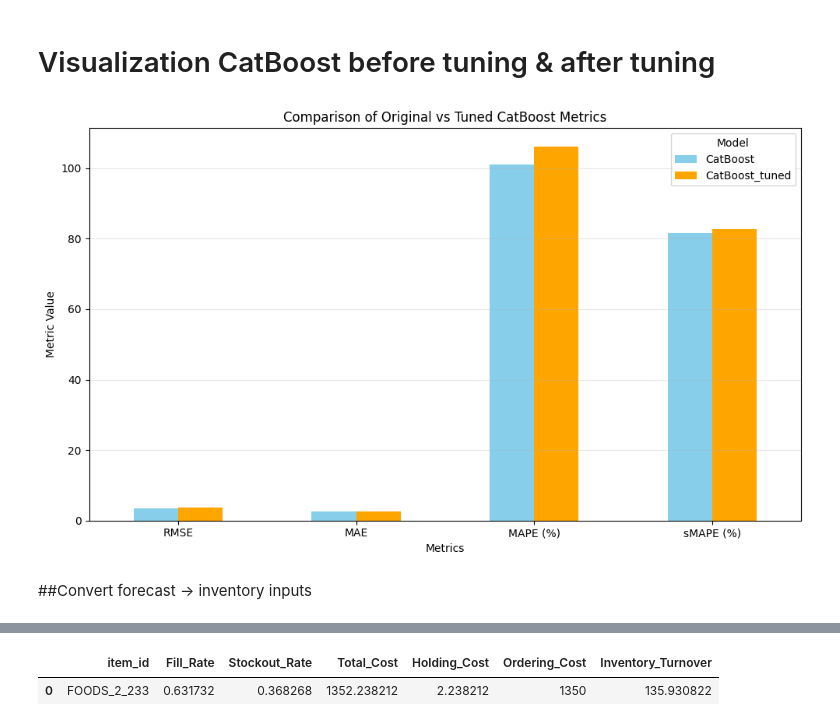
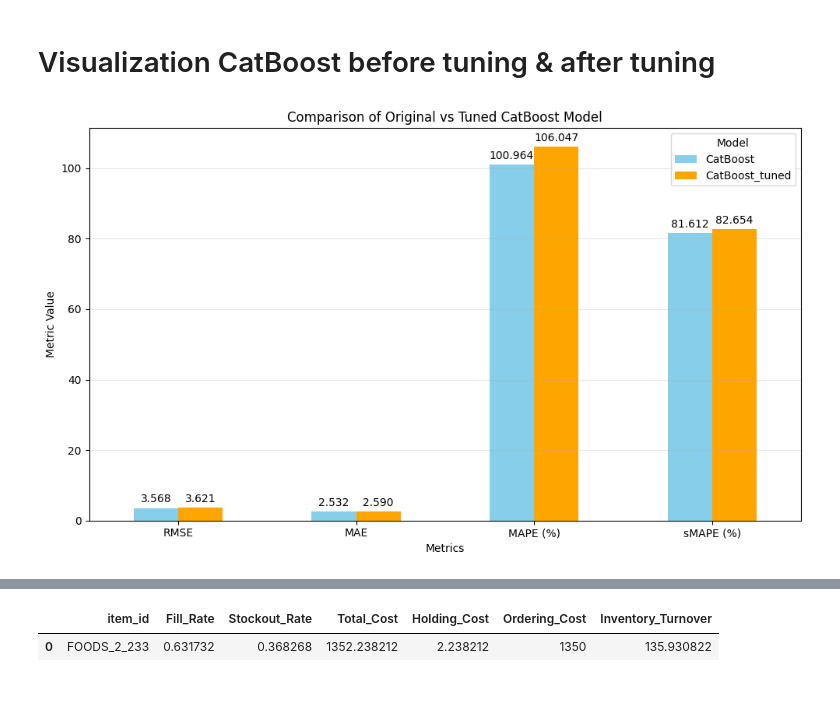
Before and after one commit to MasudRana2406/Integrating-Demand-Forecasting-and-Inventory-Optimization, a Jupyter notebook: Integration_Retail_Demand_Forecasting_&_Inventory_Optimization_Project.ipynb, the cells around one changed output, grey strips where cells are left out. Saved outputs shown, nothing was run; the diff lists cells and outputs as text; code cells hidden in the pictures; blank space fills up the shorter version.

Commit message:
Add files via upload
Final Model

```diff
--- a/Integration_Retail_Demand_Forecasting_&_Inventory_Optimization_Project.ipynb
+++ b/Integration_Retail_Demand_Forecasting_&_Inventory_Optimization_Project.ipynb
@@ -1051,19 +1064,11 @@ eval_hw = []
 # Unique items
 items_hw = df_holt_winters['item_id'].unique()
 
-# Evaluation function
-def evaluate(y_true, y_pred):
-    rmse = np.sqrt(mean_squared_error(y_true, y_pred))
-    mae = mean_absolute_error(y_true, y_pred)
-    mape = np.mean(np.abs((y_true - y_pred) / np.maximum(y_true, 1))) * 100
-    smape = 100 * np.mean(2 * np.abs(y_pred - y_true) / (np.abs(y_true) + np.abs(y_pred) + 1e-8))
-    return rmse, mae, mape, smape
-
 for item in items_hw:
     # Prepare time series
     ts = df_holt_winters[df_holt_winters['item_id'] == item].sort_values('date').set_index('date')['sales']
 
-    # Optional: log transform
+    # log transform for skewed data
     ts_log = np.log1p(ts)
 
     # Train/test split (last 28 days)
@@ -1163,5 +1168,6 @@ plt.show()
 # %%
 df_sarima = Sales_df.copy()
+
 # Containers
 forecast_sarima = []
 actual_sarima = []
@@ -1170,19 +1176,11 @@ eval_sarima = []
 # Unique items
 items_sarima = df_sarima['item_id'].unique()
 
-# Evaluation function (same as CatBoost pipeline)
-def evaluate(y_true, y_pred):
-    rmse = np.sqrt(mean_squared_error(y_true, y_pred))
-    mae = mean_absolute_error(y_true, y_pred)
-    mape = np.mean(np.abs((y_true - y_pred) / np.maximum(y_true, 1))) * 100
-    smape = 100 * np.mean(2 * np.abs(y_pred - y_true) / (np.abs(y_true) + np.abs(y_pred) + 1e-8))
-    return rmse, mae, mape, smape
-
 for item in items_sarima:
     # Prepare time series
     ts = df_sarima[df_sarima['item_id'] == item].sort_values('date').set_index('date')['sales']
 
-    # Optional: log transform to handle skewness
+    # log transform to handle skewness
     ts_log = np.log1p(ts)
 
     # Train/test split (last 28 days)
@@ -1298,14 +1296,6 @@ def create_sequences(data, window_size=28):
         X.append(data[i-window_size:i])
         y.append(data[i])
     return np.array(X), np.array(y)
-
-# Evaluation function
-def evaluate(y_true, y_pred):
-    rmse = np.sqrt(mean_squared_error(y_true, y_pred))
-    mae = mean_absolute_error(y_true, y_pred)
-    mape = np.mean(np.abs((y_true - y_pred) / np.maximum(y_true, 1))) * 100
-    smape = 100 * np.mean(2 * np.abs(y_pred - y_true) / (np.abs(y_true) + np.abs(y_pred) + 1e-8))
-    return rmse, mae, mape, smape
 
 # Unique items
 items_lstm = df_lstm['item_id'].unique()
@@ -1684,24 +1676,32 @@ results_tuned_comparison
 # %%
 # Set Model as index
 results_tuned_comparison.set_index('Model', inplace=True)
 
 # Transpose for plotting metrics on x-axis
 plot_df = results_tuned_comparison.T
 
 # Plot
 ax = plot_df.plot(kind='bar', figsize=(10,6), color=['skyblue','orange'])
-plt.title('Comparison of Original vs Tuned CatBoost Metrics')
+
+plt.title('Comparison of Original vs Tuned CatBoost Model')
 plt.ylabel('Metric Value')
 plt.xlabel('Metrics')
 plt.xticks(rotation=0)
 plt.grid(axis='y', alpha=0.3)
 plt.legend(title='Model')
+
+# Add value labels on top of bars
+for container in ax.containers:
+    ax.bar_label(container, fmt='%.3f', padding=3)
+
 plt.tight_layout()
 
 # Save figure (optional)
-plt.savefig("/content/drive/MyDrive/2nd Year/Semester A/Data Science Project/Generated Graph & Table/CatBoost_tuned_Metrics_Comparison.png", dpi=300)
+plt.savefig(
+    "/content/drive/MyDrive/2nd Year/Semester A/Data Science Project/Generated Graph & Table/CatBoost_tuned_Metrics_Comparison.png",
+    dpi=300
+)
+
 plt.show()
 # %% [output]
-[figure, old version]
+[figure, new version]
-# %% [markdown]
-##Convert forecast → inventory inputs
```
Also changed, not shown: parts of 76 cells of this notebook.
